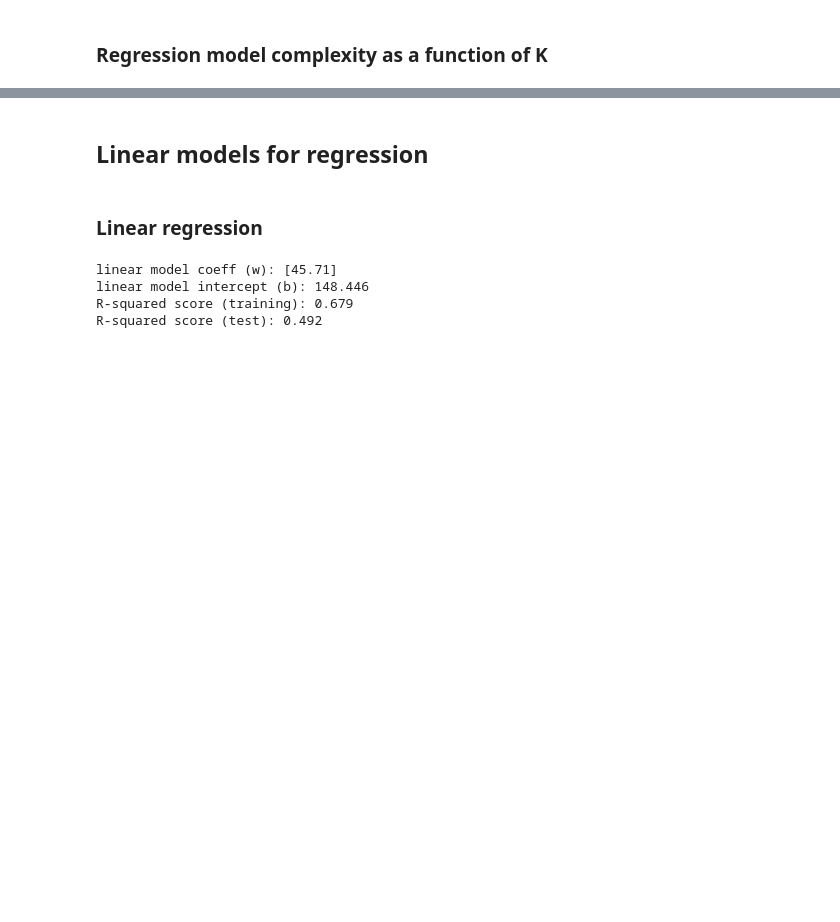
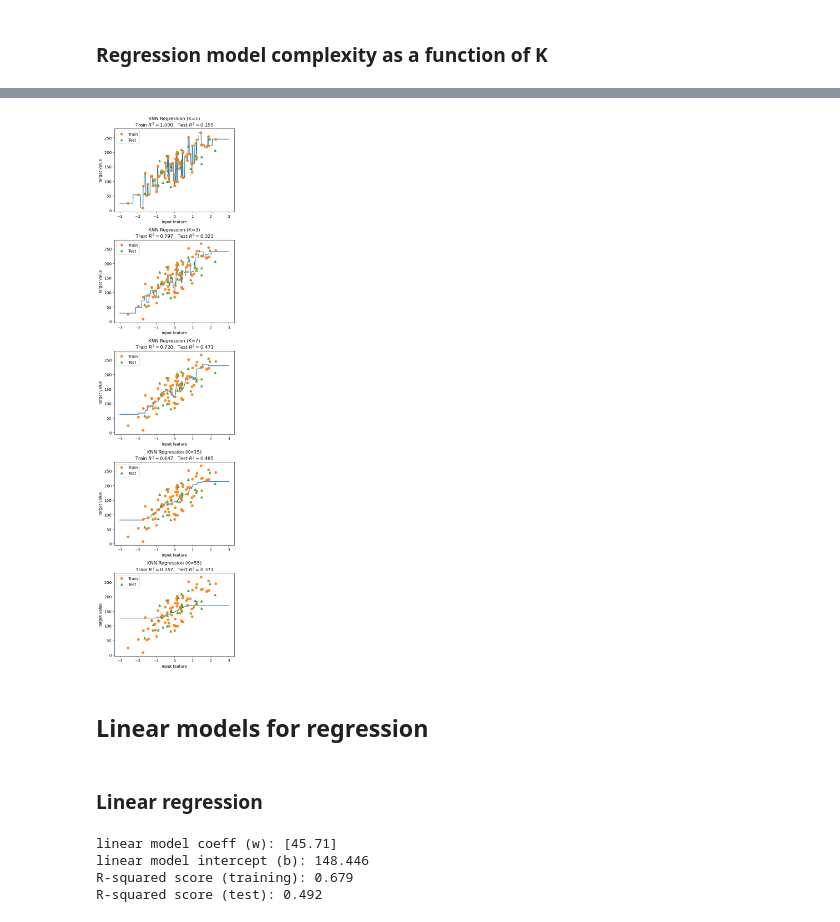
Before and after one commit to gustavobartho/Applied-Data-Science-With-Python, a Jupyter notebook: Module_03_Applied_Machine_Learning_in_Python/week-2/01_Supervised_Learning_Part_1.ipynb, the cells around one changed output, grey strips where cells are left out. Cells and saved outputs as stored; diff of their text form; code cells hidden in the pictures; blank space fills up the shorter version.

```diff
--- a/Module_03_Applied_Machine_Learning_in_Python/week-2/01_Supervised_Learning_Part_1.ipynb
+++ b/Module_03_Applied_Machine_Learning_in_Python/week-2/01_Supervised_Learning_Part_1.ipynb
@@ -189,8 +178,7 @@ plt.tight_layout()
 # plot k-NN regression on sample dataset for different values of K
 fig, subaxes = plt.subplots(5, 1, figsize=(5,20))
 X_predict_input = np.linspace(-3, 3, 500).reshape(-1,1)
-X_train, X_test, y_train, y_test = train_test_split(X_R1, y_R1,
-                                                   random_state = 0)
+X_train, X_test, y_train, y_test = train_test_split(X_R1, y_R1, random_state = 0)
 
 for thisaxis, K in zip(subaxes, [1, 3, 7, 15, 55]):
     knnreg = KNeighborsRegressor(n_neighbors = K).fit(X_train, y_train)
@@ -202,9 +190,7 @@ for thisaxis, K in zip(subaxes, [1, 3, 7, 15, 55]):
     thisaxis.plot(X_test, y_test, '^', alpha=0.9, label='Test')
     thisaxis.set_xlabel('Input feature')
     thisaxis.set_ylabel('Target value')
-    thisaxis.set_title('KNN Regression (K={})\n\
-Train $R^2 = {:.3f}$,  Test $R^2 = {:.3f}$'
-                      .format(K, train_score, test_score))
+    thisaxis.set_title('KNN Regression (K={})\nTrain $R^2 = {:.3f}$,  Test $R^2 = {:.3f}$'.format(K, train_score, test_score))
     thisaxis.legend()
     plt.tight_layout(pad=0.4, w_pad=0.5, h_pad=1.0)
 # %% [output]
@@ -213,3 +197,4 @@ Train $R^2 = {:.3f}$,  Test $R^2 = {:.3f}$'
+[figure, added]
 # %% [markdown]
 ## Linear models for regression
 # %% [markdown]
```
Also changed, not shown: parts of 37 cells of this notebook, 2 other files.
